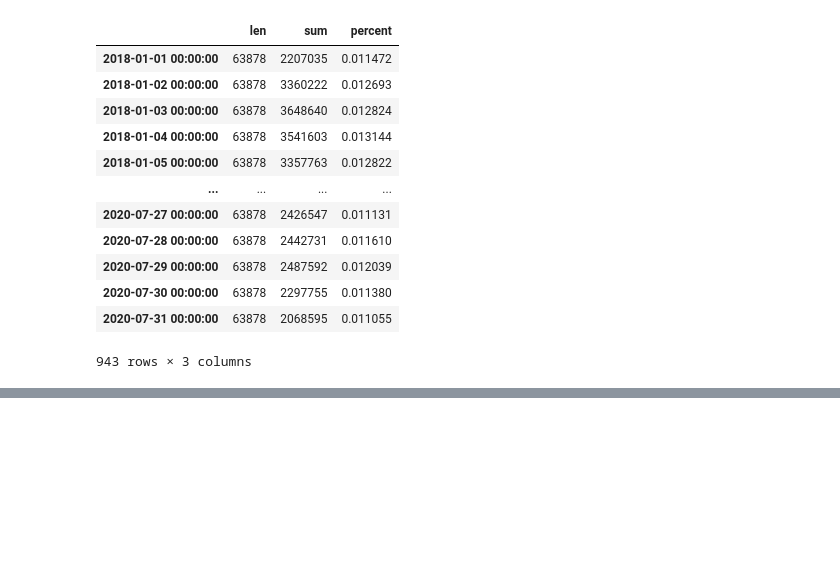
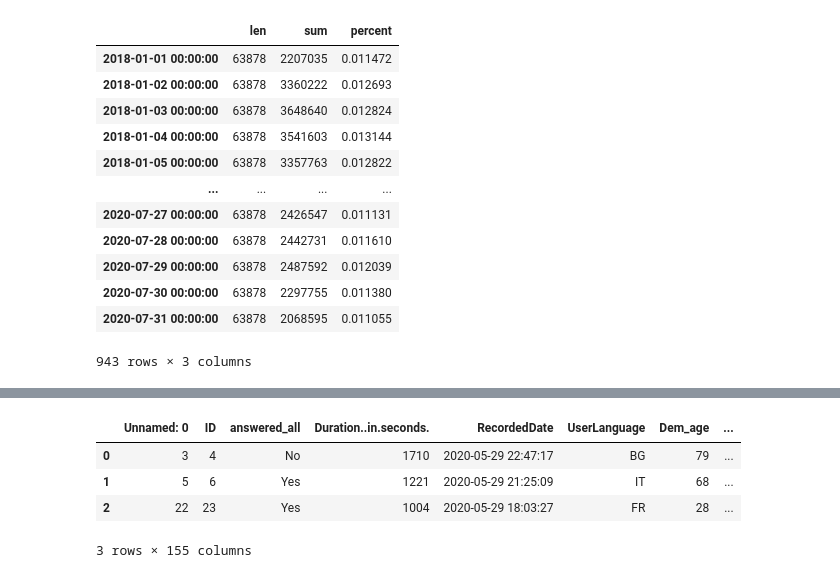
Before and after one commit to epfl-ada/ada-2022-project-adamsleg, a Jupyter notebook: main.ipynb, the cells around one changed output, grey strips where cells are left out. Cells and saved outputs as stored; diff of their text form; code cells hidden in the pictures; blank space fills up the shorter version.

```diff
--- a/main.ipynb
+++ b/main.ipynb
@@ -94,0 +110,9 @@ pd.DataFrame.from_dict(STEM_medicineandhealth)
+# %%
+df_covidistress_mai = pd.read_csv(COVIDISTRESS_MAI)
+df_covidistress_mai.head(3)
+# %% [output]
+|  | Unnamed: 0 | ID | answered_all | Duration..in.seconds. | RecordedDate | UserLanguage | Dem_age | ... |
+| 0 | 3 | 4 | No | 1710 | 2020-05-29 22:47:17 | BG | 79 | ... |
+| 1 | 5 | 6 | Yes | 1221 | 2020-05-29 21:25:09 | IT | 68 | ... |
+| 2 | 22 | 23 | Yes | 1004 | 2020-05-29 18:03:27 | FR | 28 | ... |
+3 rows × 155 columns
```
Also changed, not shown: parts of 7 cells of this notebook, 1 other file.
